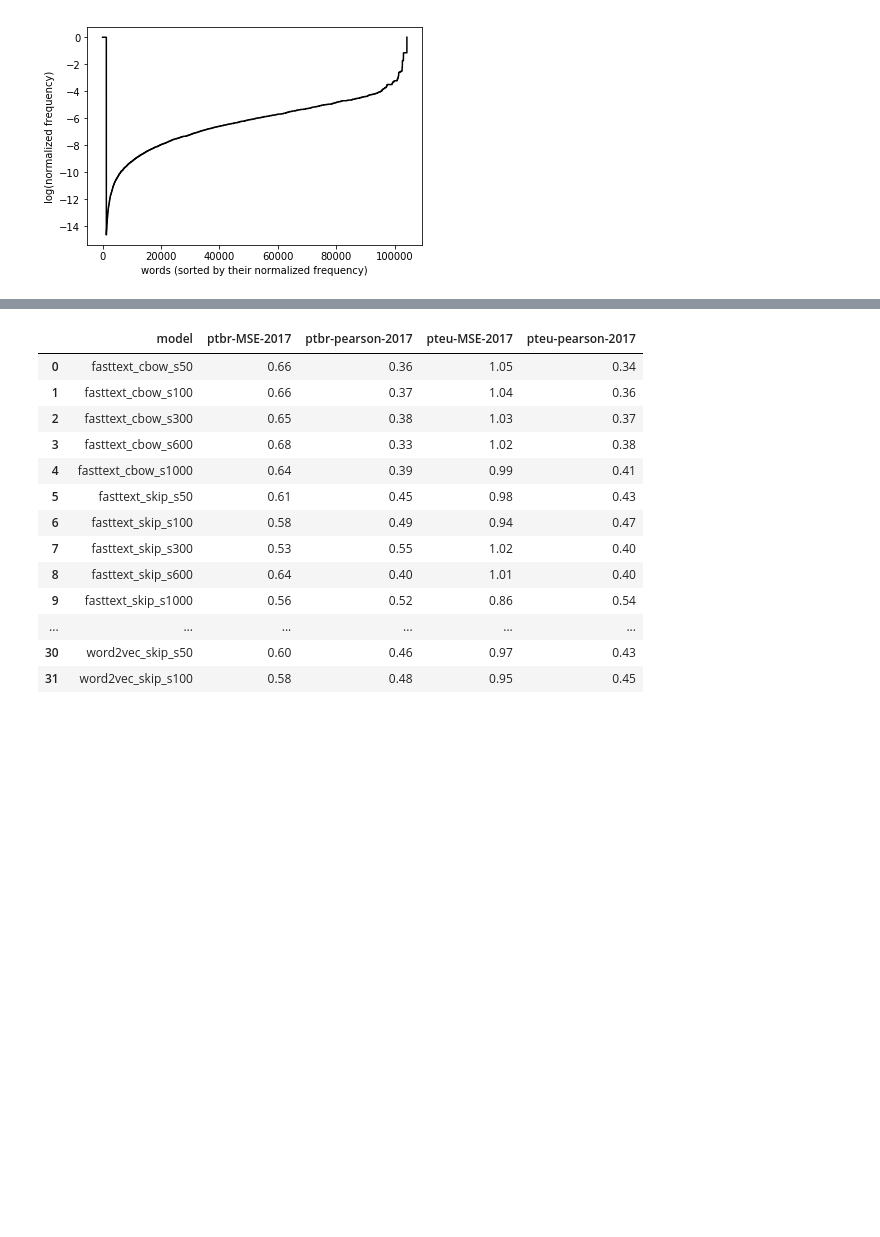
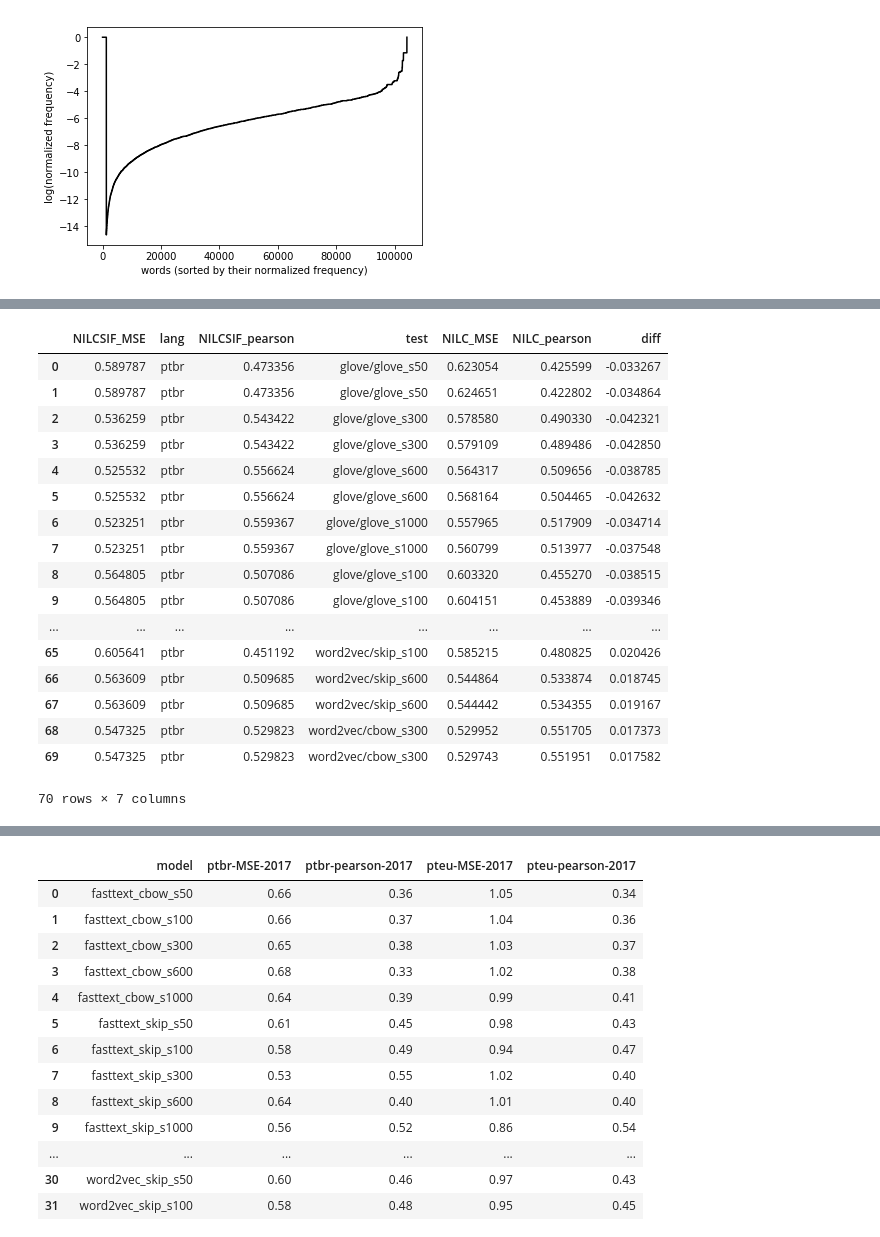
Before and after one commit to ruanchaves/elmo, a Jupyter notebook: results/Resultados.ipynb, the cells around one changed output, grey strips where cells are left out. Cells and saved outputs as stored; diff of their text form; code cells hidden in the pictures; blank space fills up the shorter version.

```diff
--- a/results/Resultados.ipynb
+++ b/results/Resultados.ipynb
@@ -103,0 +243,70 @@ with open('words.json','w+') as f:
+# %%
+log = []
+for path, subfolder, files in os.walk('.'):
+    for fname in files:
+        if fname.startswith('stats'):
+            try:
+                log.extend(json.load(open(fname,'r')))
+            except:
+                pass
+
+NILCSIF = []
+NILC = []
+
+NILC_seen = []
+NILCSIF_seen = []
+for entry in log:
+    match = ""
+    try:
+        match = entry['test']
+    except:
+        continue
+    if match.startswith('NILC-SIF_'):
+        if entry['test'] in NILCSIF_seen:
+            continue
+        NILCSIF_seen.append(entry['test'])
+        entry['test'] = "/".join(entry['test'].split('/')[3:]).rstrip('.model')
+        NILCSIF.append(entry)
+
+    elif match.startswith('NILC_'):
+        if entry['test'] in NILC_seen:
+            continue
+        NILC_seen.append(entry['test'])
+        entry['test'] = "/".join(entry['test'].split('/')[3:]).rstrip('.model')
+        NILC.append(entry)
+
+df1 = pd.DataFrame(NILCSIF)
+df2 = pd.DataFrame(NILC)
+df1 = df1.rename(columns={
+    "MSE": "NILCSIF_MSE",
+    "pearson": "NILCSIF_pearson"
+})
+df2 = df2.rename(columns={
+  "MSE": "NILC_MSE",
+    "pearson": "NILC_pearson"
+})
+
+df3 = pd.merge(df1, df2, how="outer")
+df3['diff'] = df3['NILCSIF_MSE'].sub(df3['NILC_MSE'], axis=0)
+df3[df3['lang'] == 'ptbr'].sort_values(by='diff')
+
+df3
+# %% [output]
+|  | NILCSIF_MSE | lang | NILCSIF_pearson | test | NILC_MSE | NILC_pearson | diff |
+| 0 | 0.589787 | ptbr | 0.473356 | glove/glove_s50 | 0.623054 | 0.425599 | -0.033267 |
+| 1 | 0.589787 | ptbr | 0.473356 | glove/glove_s50 | 0.624651 | 0.422802 | -0.034864 |
+| 2 | 0.536259 | ptbr | 0.543422 | glove/glove_s300 | 0.578580 | 0.490330 | -0.042321 |
+| 3 | 0.536259 | ptbr | 0.543422 | glove/glove_s300 | 0.579109 | 0.489486 | -0.042850 |
+| 4 | 0.525532 | ptbr | 0.556624 | glove/glove_s600 | 0.564317 | 0.509656 | -0.038785 |
+| 5 | 0.525532 | ptbr | 0.556624 | glove/glove_s600 | 0.568164 | 0.504465 | -0.042632 |
+| 6 | 0.523251 | ptbr | 0.559367 | glove/glove_s1000 | 0.557965 | 0.517909 | -0.034714 |
+| 7 | 0.523251 | ptbr | 0.559367 | glove/glove_s1000 | 0.560799 | 0.513977 | -0.037548 |
+| 8 | 0.564805 | ptbr | 0.507086 | glove/glove_s100 | 0.603320 | 0.455270 | -0.038515 |
+| 9 | 0.564805 | ptbr | 0.507086 | glove/glove_s100 | 0.604151 | 0.453889 | -0.039346 |
+| ... | ... | ... | ... | ... | ... | ... | ... |
+| 65 | 0.605641 | ptbr | 0.451192 | word2vec/skip_s100 | 0.585215 | 0.480825 | 0.020426 |
+| 66 | 0.563609 | ptbr | 0.509685 | word2vec/skip_s600 | 0.544864 | 0.533874 | 0.018745 |
+| 67 | 0.563609 | ptbr | 0.509685 | word2vec/skip_s600 | 0.544442 | 0.534355 | 0.019167 |
+| 68 | 0.547325 | ptbr | 0.529823 | word2vec/cbow_s300 | 0.529952 | 0.551705 | 0.017373 |
+| 69 | 0.547325 | ptbr | 0.529823 | word2vec/cbow_s300 | 0.529743 | 0.551951 | 0.017582 |
+70 rows × 7 columns
```
Also changed, not shown: parts of 6 cells of this notebook, 16 other files.
